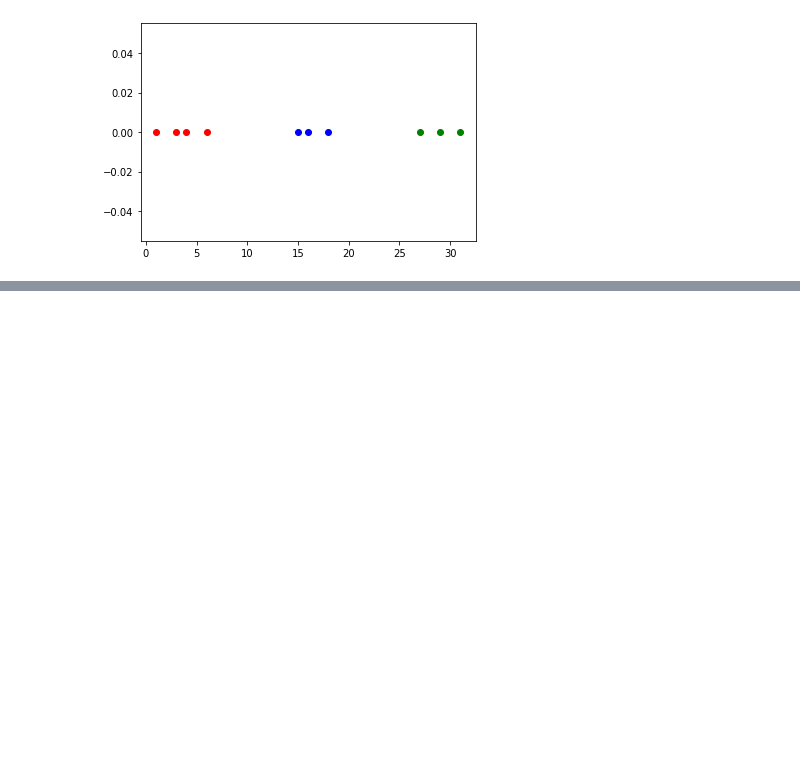
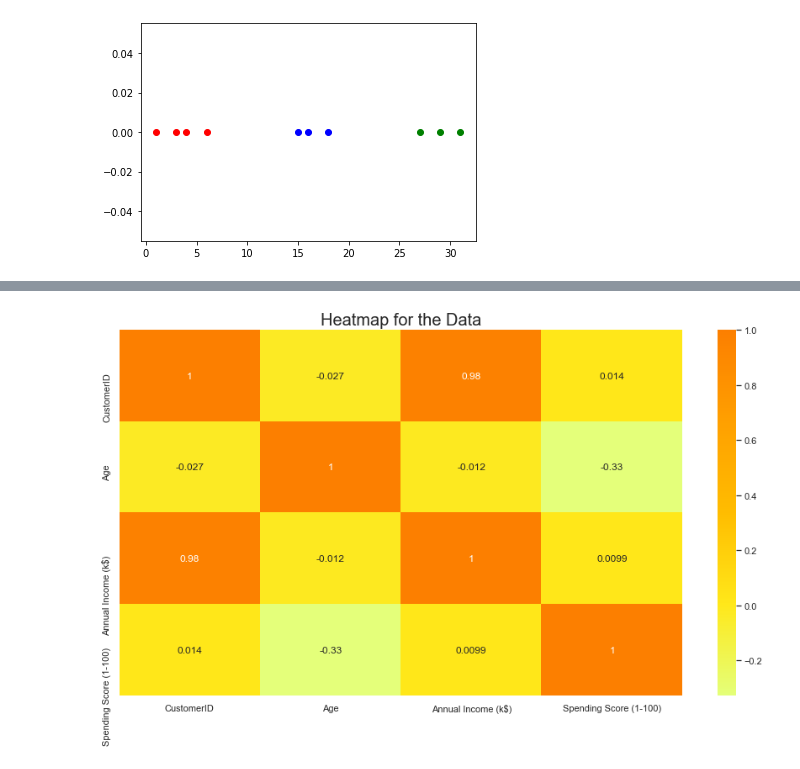
Before and after one commit to aryanpandey/Shaastra_DS_ML_Intro, a Jupyter notebook: KMeans/KMeans.ipynb, the cells around one changed output, grey strips where cells are left out. Saved outputs shown, nothing was run; the diff lists cells and outputs as text; code cells hidden in the pictures; blank space fills up the shorter version.

```diff
--- a/KMeans/KMeans.ipynb
+++ b/KMeans/KMeans.ipynb
@@ -108,0 +178,9 @@ plt.show()
+# %%
+# We make heatmaps to establish the correlation between the attributes of each data point
+plt.rcParams['figure.figsize'] = (15, 8)
+sns.heatmap(data.corr(), cmap = 'Wistia', annot = True)
+plt.title('Heatmap for the Data', fontsize = 20)
+plt.show()
+# We don't get any decent correlation between the features so we just consider all the attributes
+# %% [output]
+[figure, added]
```
Also changed, not shown: parts of 14 cells of this notebook, 1 other file.
